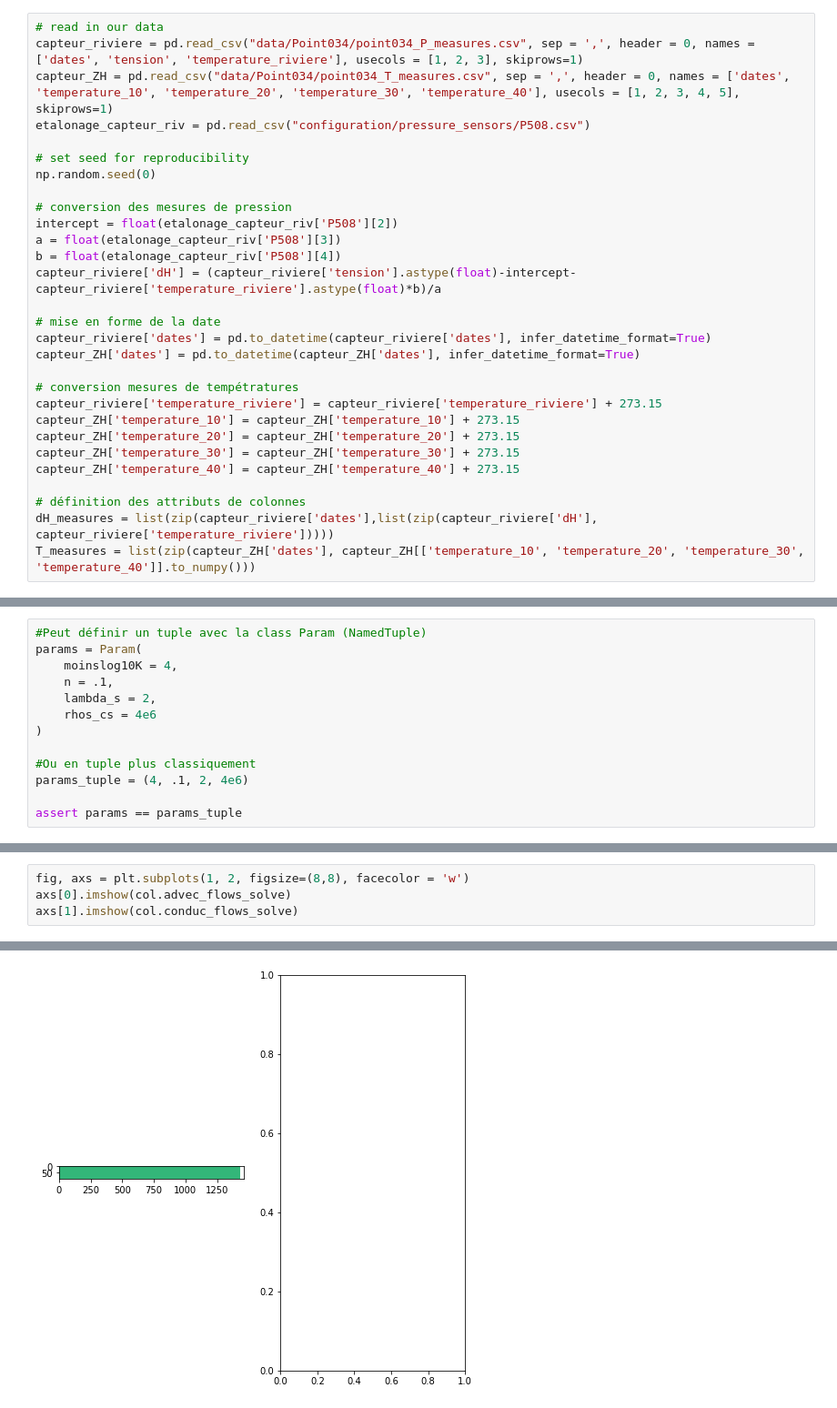
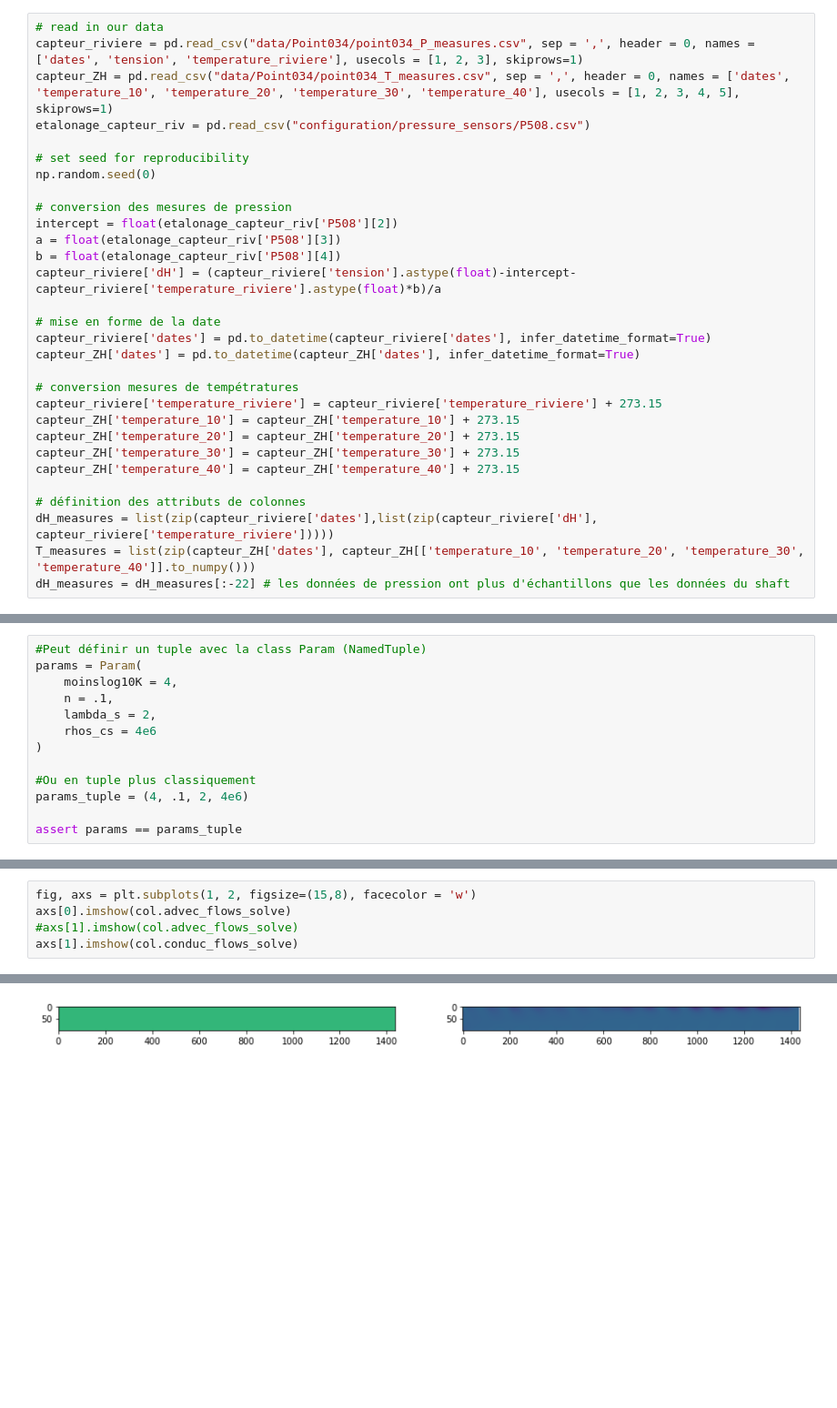
Before and after one commit to ameliemelorene/pyheatmy2022, a Jupyter notebook: validation_model.ipynb, the cells around one changed output, grey strips where cells are left out. Shown at 91% size. Drawn from its saved outputs; the diff is of its cells as text; blank space fills up the shorter version.

Commit message:
Correction du fichier démo : le nombre d'échantillon au point 34  différents entre shaft et pressure

```diff
--- a/validation_model.ipynb
+++ b/validation_model.ipynb
@@ -42,3 +42,4 @@ capteur_ZH['temperature_40'] = capteur_ZH['temperature_40'] + 273.15
 # définition des attributs de colonnes
 dH_measures = list(zip(capteur_riviere['dates'],list(zip(capteur_riviere['dH'], capteur_riviere['temperature_riviere']))))
 T_measures = list(zip(capteur_ZH['dates'], capteur_ZH[['temperature_10', 'temperature_20', 'temperature_30', 'temperature_40']].to_numpy()))
+dH_measures = dH_measures[:-22] # les données de pression ont plus d'échantillons que les données du shaft
@@ -154,5 +144,6 @@ np.nanmin(col.temps_solve[:,:-5])
 # %%
-fig, axs = plt.subplots(1, 2, figsize=(8,8), facecolor = 'w')
+fig, axs = plt.subplots(1, 2, figsize=(15,8), facecolor = 'w')
 axs[0].imshow(col.advec_flows_solve)
+#axs[1].imshow(col.advec_flows_solve)
 axs[1].imshow(col.conduc_flows_solve)
 # %% [output]
@@ -160,4 +151,4 @@ ValueError: operands could not be broadcast together with shapes (1438,) (1460,)
-[figure, old version]
+[figure, new version]
 # %%
 from itertools import islice
 
```
Also changed, not shown: parts of 15 cells of this notebook.
